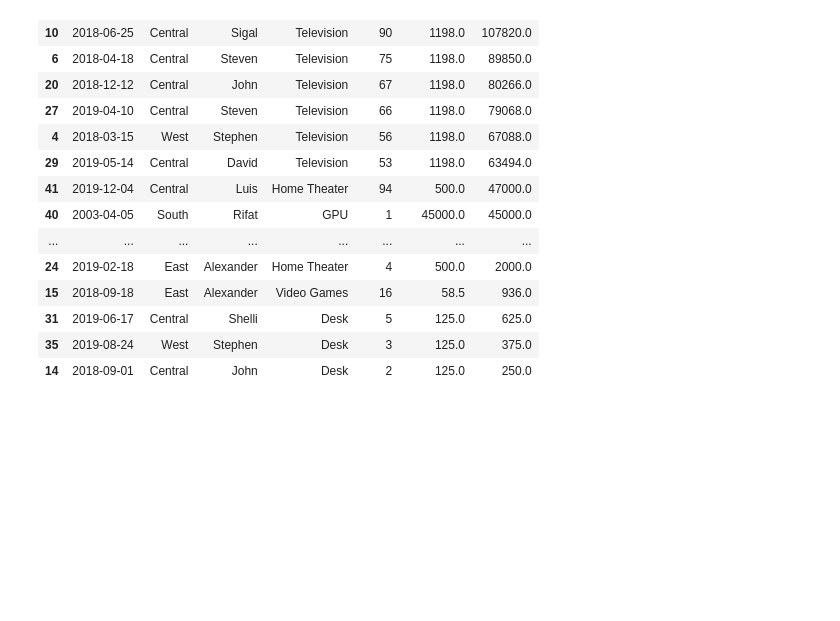
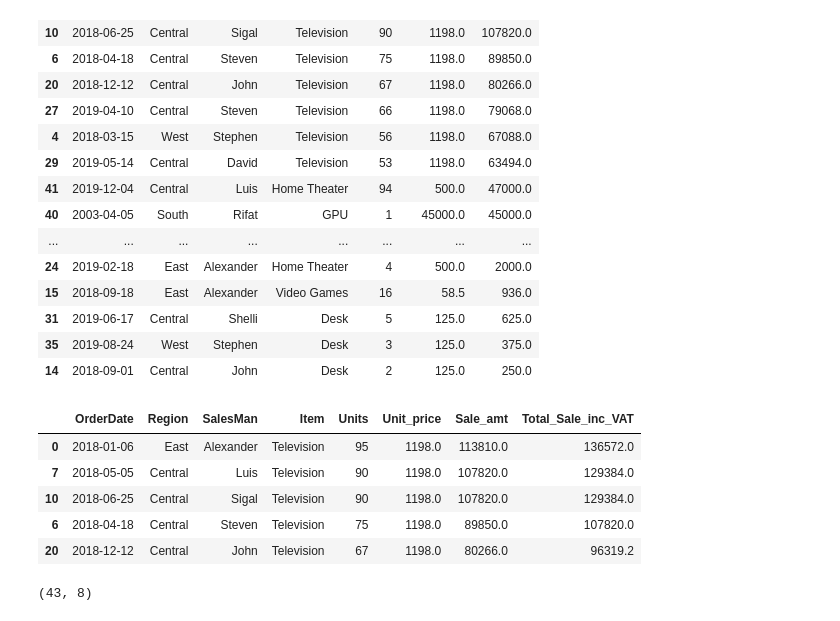
Before and after one commit to KaziRifatMorshed/LearningDataScience, a Jupyter notebook: DataExplorationWithPandas/ExploreSalesData.ipynb, the cells around one changed output. Saved outputs shown, nothing was run; the diff lists cells and outputs as text; code cells hidden in the pictures; blank space fills up the shorter version.

```diff
--- a/DataExplorationWithPandas/ExploreSalesData.ipynb
+++ b/DataExplorationWithPandas/ExploreSalesData.ipynb
@@ -530,3 +530,15 @@ df.dropna()
 | 14 | 2018-09-01 | Central | John | Desk | 2 | 125.0 | 250.0 |
 # %%
 df['Total_Sale_inc_VAT'] = df['Units'] * df['Unit_price '] * 1.2
+df.head()
+# %% [output]
+|  | OrderDate | Region | SalesMan | Item | Units | Unit_price | Sale_amt | Total_Sale_inc_VAT |
+| 0 | 2018-01-06 | East | Alexander | Television | 95 | 1198.0 | 113810.0 | 136572.0 |
+| 7 | 2018-05-05 | Central | Luis | Television | 90 | 1198.0 | 107820.0 | 129384.0 |
+| 10 | 2018-06-25 | Central | Sigal | Television | 90 | 1198.0 | 107820.0 | 129384.0 |
+| 6 | 2018-04-18 | Central | Steven | Television | 75 | 1198.0 | 89850.0 | 107820.0 |
+| 20 | 2018-12-12 | Central | John | Television | 67 | 1198.0 | 80266.0 | 96319.2 |
+# %%
+df.shape
+# %% [output]
+(43, 8)
```
Also changed, not shown: parts of 13 cells of this notebook, 1 other file.
